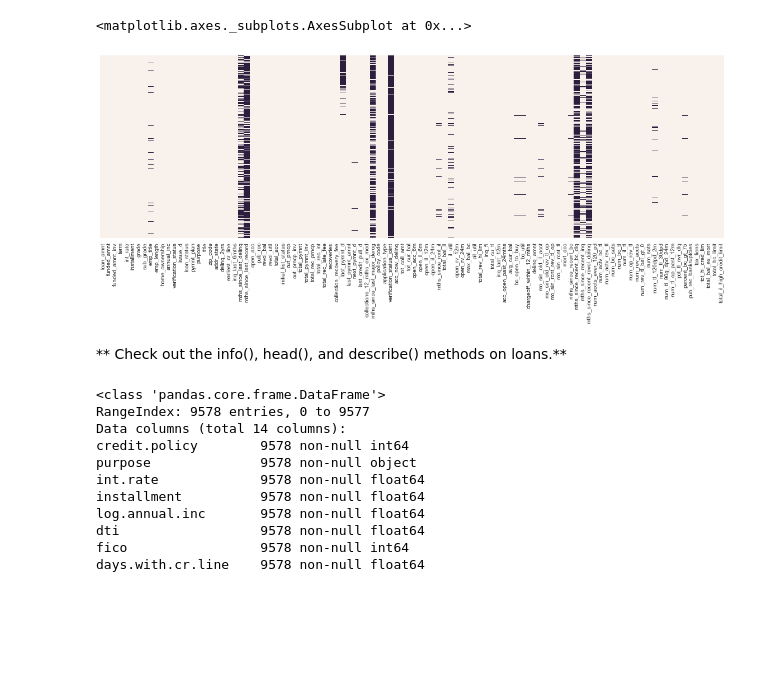
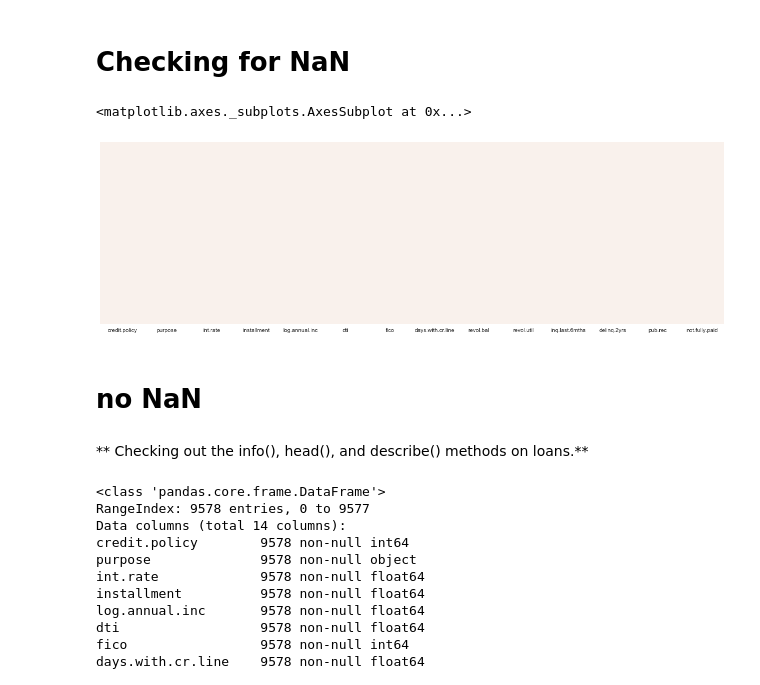
Before and after one commit to R-Prady/Portfolio-Projects, a Jupyter notebook: Decision Trees and Random Forest Project .ipynb, the cells around one changed output. Saved outputs shown, nothing was run; the diff lists cells and outputs as text; code cells hidden in the pictures; blank space fills up the shorter version.

Commit message:
Random Forest
Using lending data from 2007-2010 and be trying to classify and predict whether or not the borrower paid back their loan in full.

```diff
--- a/Decision Trees and Random Forest Project .ipynb
+++ b/Decision Trees and Random Forest Project .ipynb
@@ -42,2 +31,2 @@ import seaborn as sns
 # %%
-loans = pd.read_csv('loan_data.csv')
+loans = pd.read_csv('C:/Users/prade/Downloads/loan_data.csv')
@@ -79,8 +33,12 @@ Index(['loan_amnt', 'funded_amnt', 'funded_amnt_inv', 'term', 'int_rate',
+# %% [markdown]
+# Checking for NaN
 # %%
 plt.figure(figsize=(20,6))
-sns.heatmap(ucloan.isnull(),yticklabels=False,cbar=False)
+sns.heatmap(loans.isnull(),yticklabels=False,cbar=False)
 # %% [output]
 <matplotlib.axes._subplots.AxesSubplot at 0x...>
-[figure, old version]
+[figure, new version]
+# %% [markdown]
+# no NaN
 # %% [markdown]
-** Check out the info(), head(), and describe() methods on loans.**
+** Checking out the info(), head(), and describe() methods on loans.**
```
Also changed, not shown: parts of 73 cells of this notebook.
